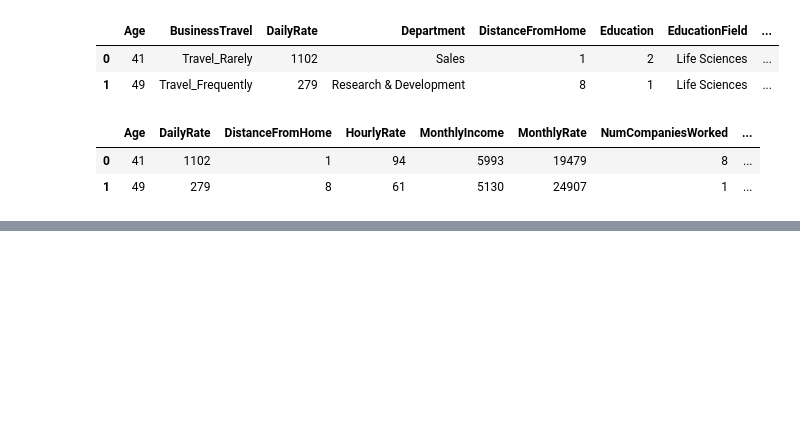
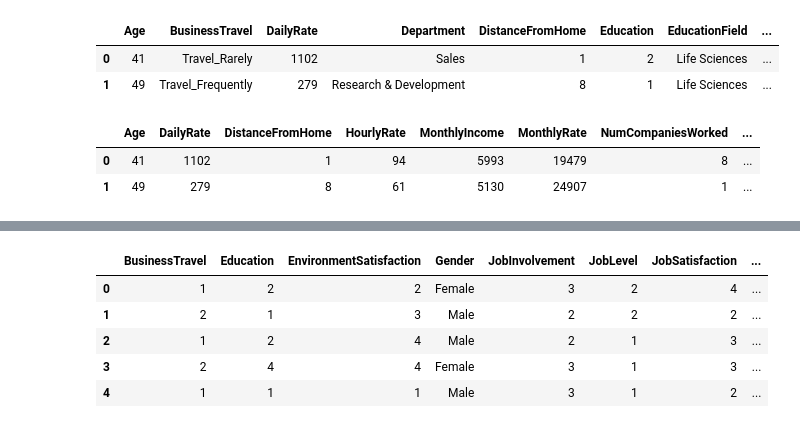
Before and after one commit to anishm91/HR_Analytics-Attrition_Prediction, a Jupyter notebook: Attrition_Project.ipynb, the cells around one changed output, grey strips where cells are left out. Cells and saved outputs as stored; diff of their text form; code cells hidden in the pictures; blank space fills up the shorter version.

```diff
--- a/Attrition_Project.ipynb
+++ b/Attrition_Project.ipynb
@@ -820,0 +274,2 @@ YearsWithCurrManager
+# %%
+df_cat['BusinessTravel'].replace(to_replace=['Travel_Rarely', 'Travel_Frequently', 'Non-Travel'], value=[1,2,0], inplace=True)
@@ -820,0 +360,11 @@ YearsWithCurrManager
+# %%
+df_cat_oh = pd.get_dummies(df_cat, columns=['Department', 'EducationField', 'JobRole', 'MaritalStatus'], drop_first=True)
+# %%
+df_cat_oh.head()
+# %% [output]
+|  | BusinessTravel | Education | EnvironmentSatisfaction | Gender | JobInvolvement | JobLevel | JobSatisfaction | ... |
+| 0 | 1 | 2 | 2 | Female | 3 | 2 | 4 | ... |
+| 1 | 2 | 1 | 3 | Male | 2 | 2 | 2 | ... |
+| 2 | 1 | 2 | 4 | Male | 2 | 1 | 3 | ... |
+| 3 | 2 | 4 | 4 | Female | 3 | 1 | 3 | ... |
+| 4 | 1 | 1 | 1 | Male | 3 | 1 | 2 | ... |
```
Also changed, not shown: parts of 86 cells of this notebook.
